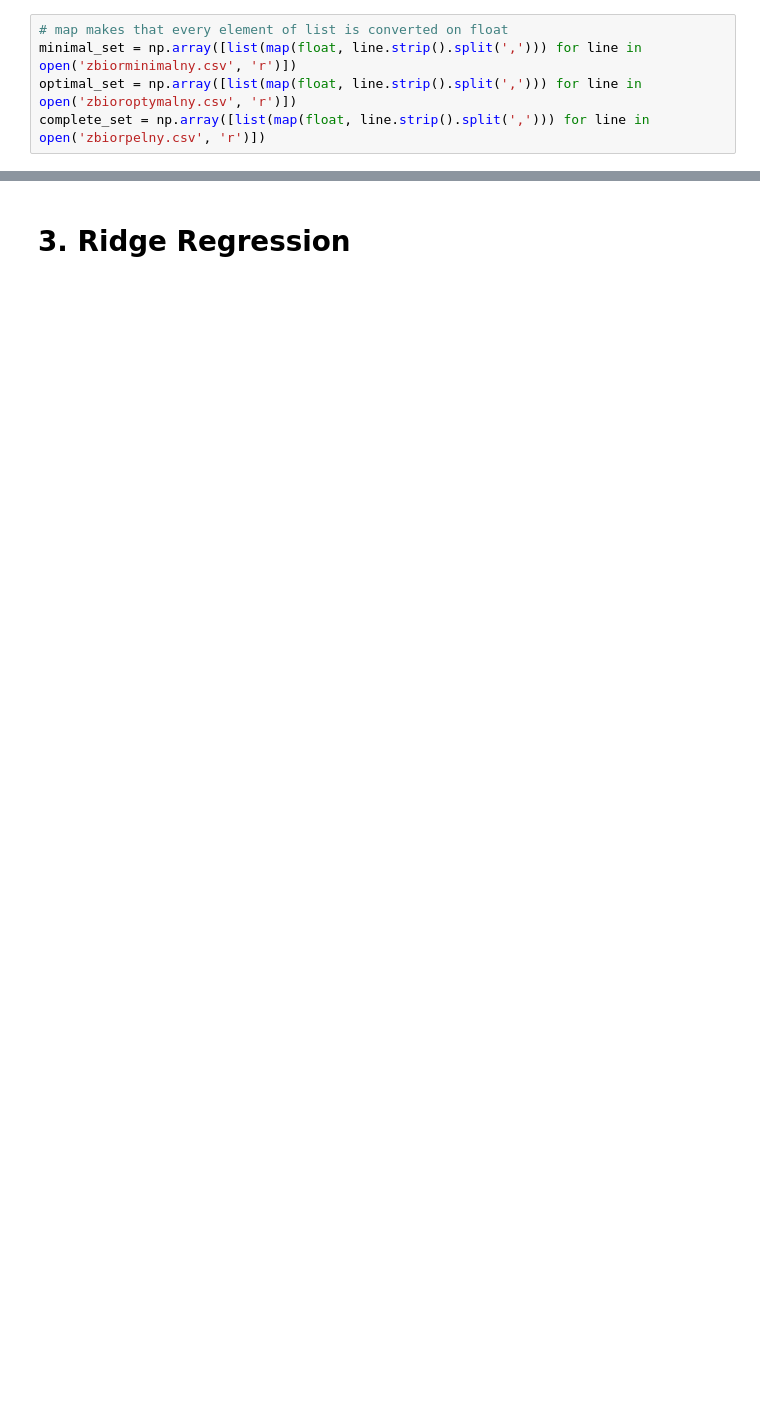
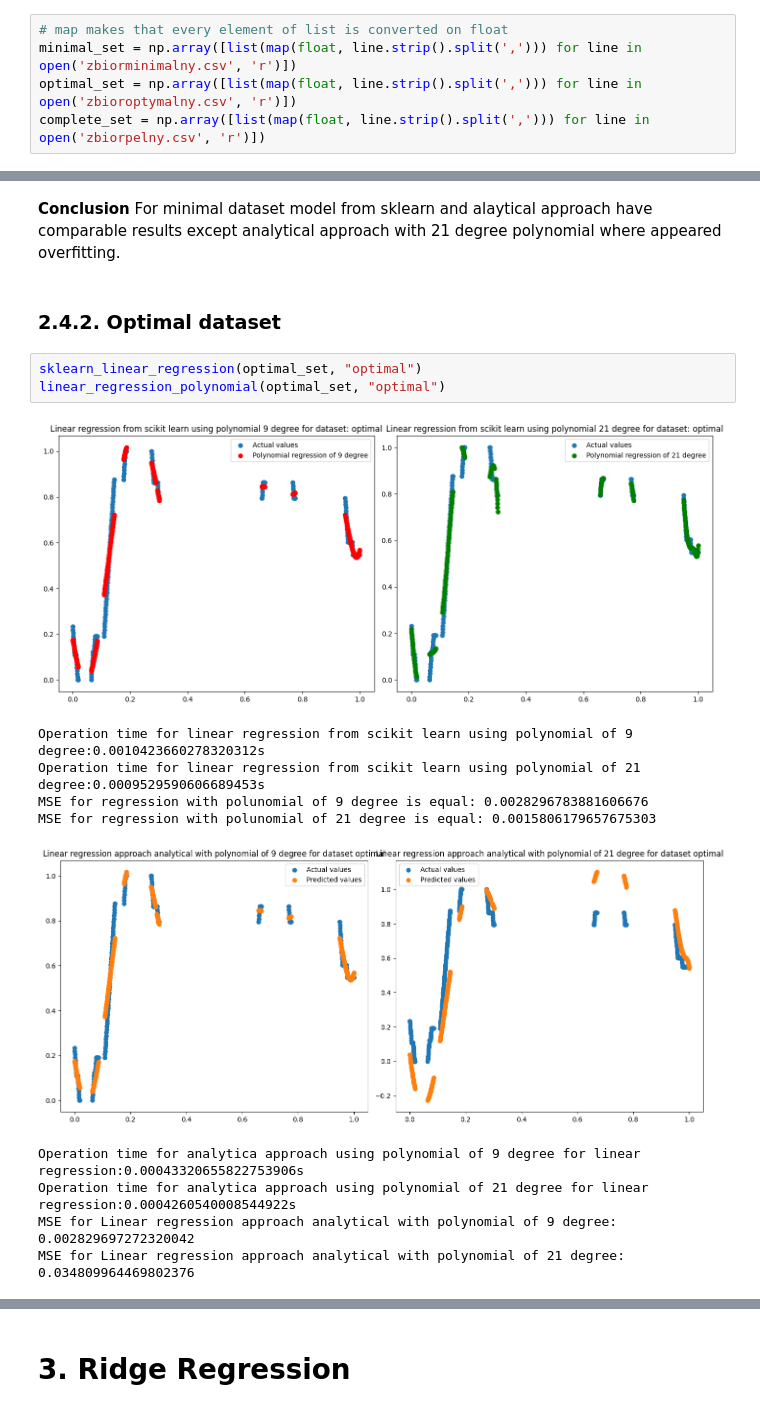
Before and after one commit to Rudobrody/Studies_AI_1_Term, a Jupyter notebook: PUM/LinearRegression/LabRegresjaLiniowa.ipynb, the cells around one changed output, grey strips where cells are left out. Saved outputs shown, nothing was run; the diff lists cells and outputs as text; blank space fills up the shorter version.

```diff
--- a/PUM/LinearRegression/LabRegresjaLiniowa.ipynb
+++ b/PUM/LinearRegression/LabRegresjaLiniowa.ipynb
@@ -297,0 +264,18 @@ MSE for Linear regression approach analytical with polynomial of 21 degree: 0.03
+# %% [markdown]
+**Conclusion** For minimal dataset model from sklearn and alaytical approach have comparable results except analytical approach with 21 degree polynomial where appeared overfitting.
+# %% [markdown]
+### 2.4.2. Optimal dataset
+# %%
+sklearn_linear_regression(optimal_set, "optimal")
+linear_regression_polynomial(optimal_set, "optimal")
+# %% [output]
+[figure, added]
+Operation time for linear regression from scikit learn using polynomial of 9 degree:0.0010423660278320312s
+Operation time for linear regression from scikit learn using polynomial of 21 degree:0.0009529590606689453s
+MSE for regression with polunomial of 9 degree is equal: 0.0028296783881606676
+MSE for regression with polunomial of 21 degree is equal: 0.0015806179657675303
+[figure, added]
+Operation time for analytica approach using polynomial of 9 degree for linear regression:0.00043320655822753906s
+Operation time for analytica approach using polynomial of 21 degree for linear regression:0.0004260540008544922s
+MSE for Linear regression approach analytical with polynomial of 9 degree: 0.002829697272320042
+MSE for Linear regression approach analytical with polynomial of 21 degree: 0.034809964469802376
```
Also changed, not shown: parts of 31 cells of this notebook.
